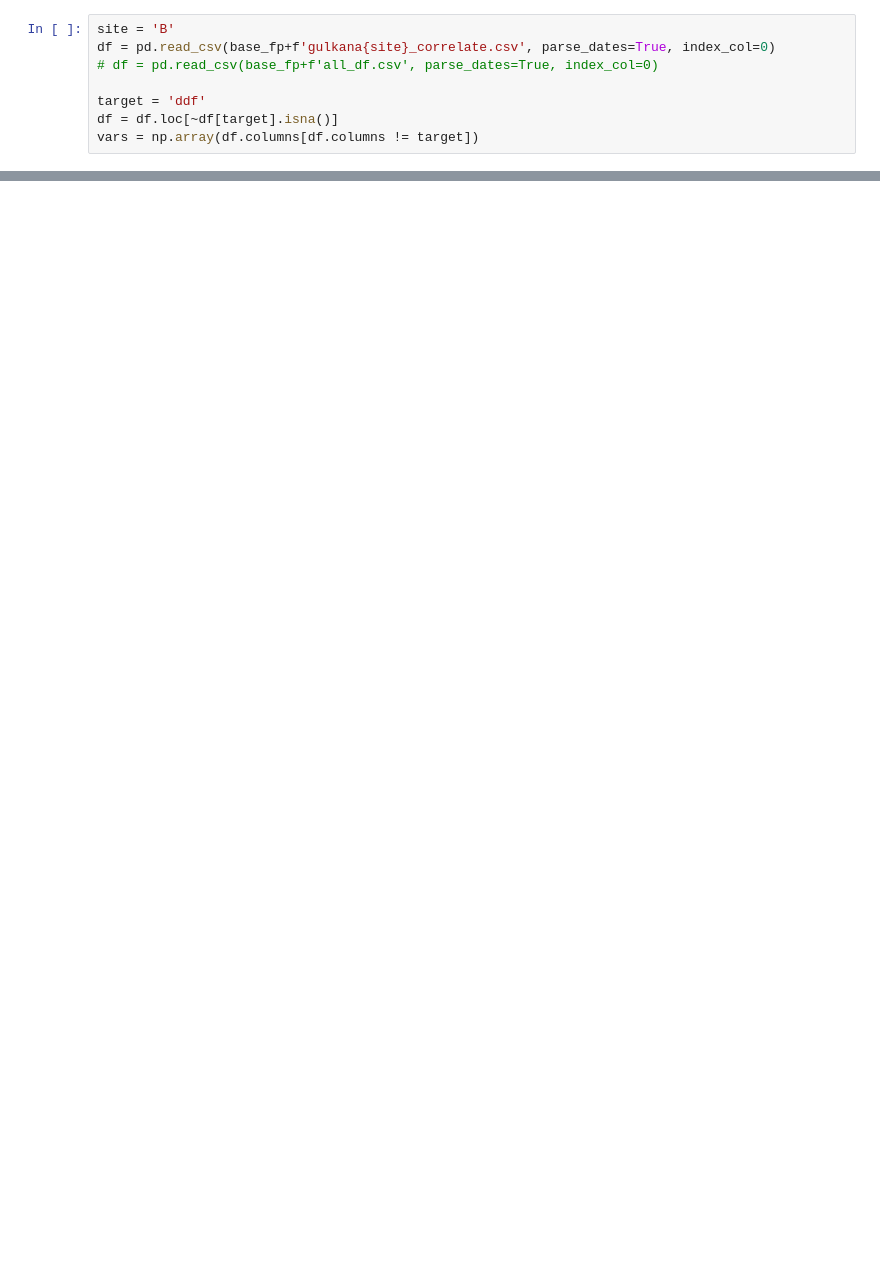
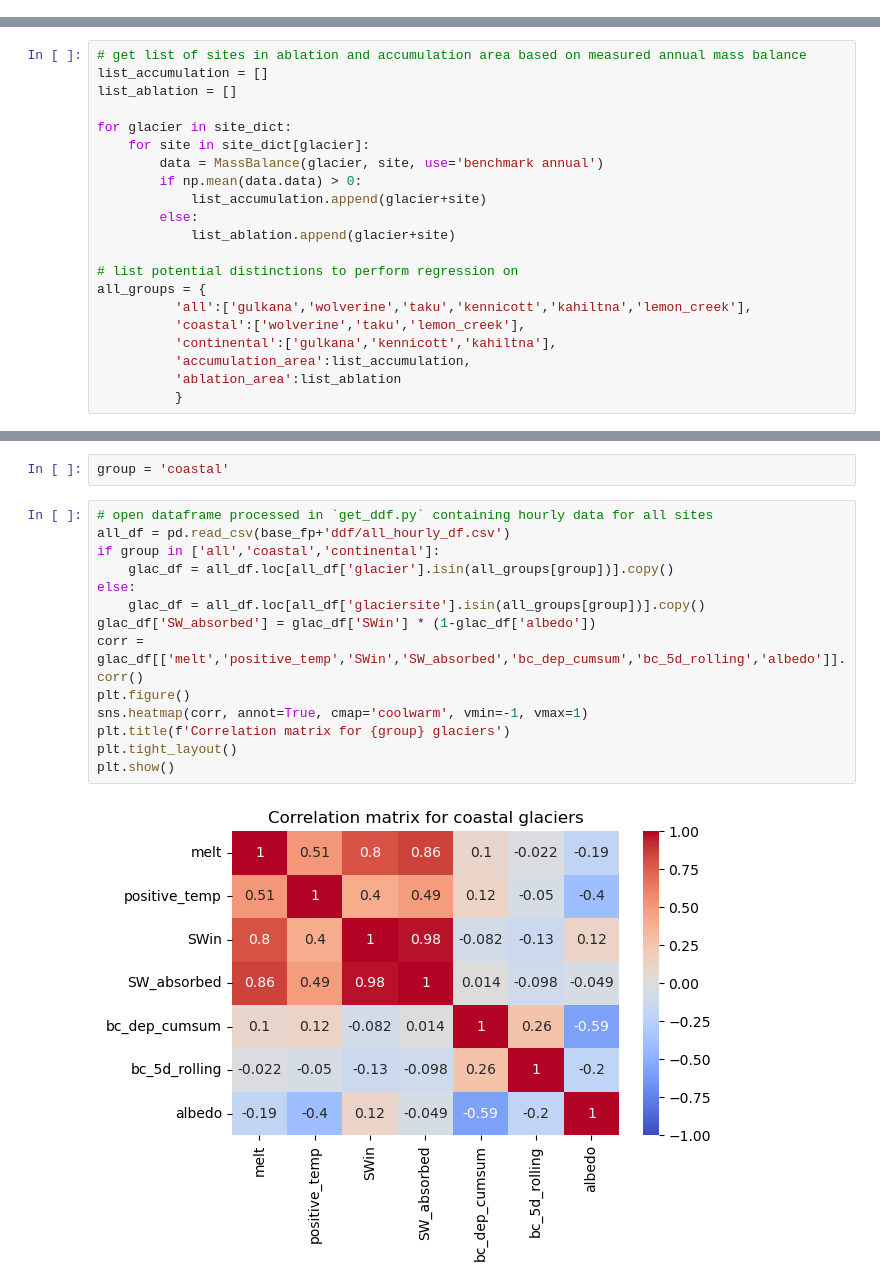
Before and after one commit to clairevwilson/PEBSI, a Jupyter notebook: project/test_algorithms.ipynb, the cells around one changed output, grey strips where cells are left out. Drawn from its saved outputs; the diff is of its cells as text; blank space fills up the shorter version.

Commit message:
1 testing melt regressions

```diff
--- a/project/test_algorithms.ipynb
+++ b/project/test_algorithms.ipynb
@@ -20,8 +31,0 @@ colors = ['#63c4c7','#fcc02e','#4D559C','#60C252','#BF1F6A',
-# %%
-site = 'B'
-df = pd.read_csv(base_fp+f'gulkana{site}_correlate.csv', parse_dates=True, index_col=0)
-# df = pd.read_csv(base_fp+f'all_df.csv', parse_dates=True, index_col=0)
-
-target = 'ddf'
-df = df.loc[~df[target].isna()]
-vars = np.array(df.columns[df.columns != target])
@@ -158,0 +32,21 @@ plt.scatter(y_test, y_pred)
+# %%
+# get list of sites in ablation and accumulation area based on measured annual mass balance
+list_accumulation = []
+list_ablation = []
+
+for glacier in site_dict:
+    for site in site_dict[glacier]:
+        data = MassBalance(glacier, site, use='benchmark annual')
+        if np.mean(data.data) > 0:
+            list_accumulation.append(glacier+site)
+        else:
+            list_ablation.append(glacier+site)
+
+# list potential distinctions to perform regression on
+all_groups = {
+          'all':['gulkana','wolverine','taku','kennicott','kahiltna','lemon_creek'],
+          'coastal':['wolverine','taku','lemon_creek'],
+          'continental':['gulkana','kennicott','kahiltna'],
+          'accumulation_area':list_accumulation,
+          'ablation_area':list_ablation
+          }
@@ -158,0 +55,18 @@ plt.scatter(y_test, y_pred)
+# %%
+group = 'coastal'
+# %%
+# open dataframe processed in `get_ddf.py` containing hourly data for all sites
+all_df = pd.read_csv(base_fp+'ddf/all_hourly_df.csv')
+if group in ['all','coastal','continental']:
+    glac_df = all_df.loc[all_df['glacier'].isin(all_groups[group])].copy()
+else:
+    glac_df = all_df.loc[all_df['glaciersite'].isin(all_groups[group])].copy()
+glac_df['SW_absorbed'] = glac_df['SWin'] * (1-glac_df['albedo'])
+corr = glac_df[['melt','positive_temp','SWin','SW_absorbed','bc_dep_cumsum','bc_5d_rolling','albedo']].corr()
+plt.figure()
+sns.heatmap(corr, annot=True, cmap='coolwarm', vmin=-1, vmax=1)
+plt.title(f'Correlation matrix for {group} glaciers')
+plt.tight_layout()
+plt.show()
+# %% [output]
+[figure, added]
```
Also changed, not shown: parts of 24 cells of this notebook, 1 other file.
